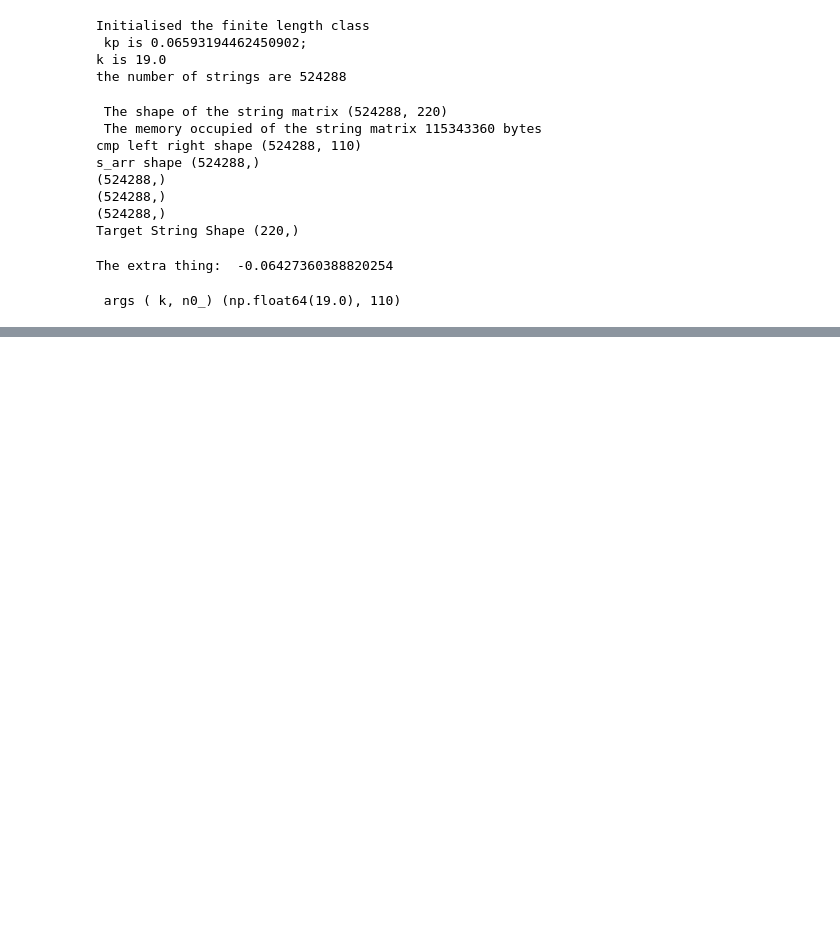
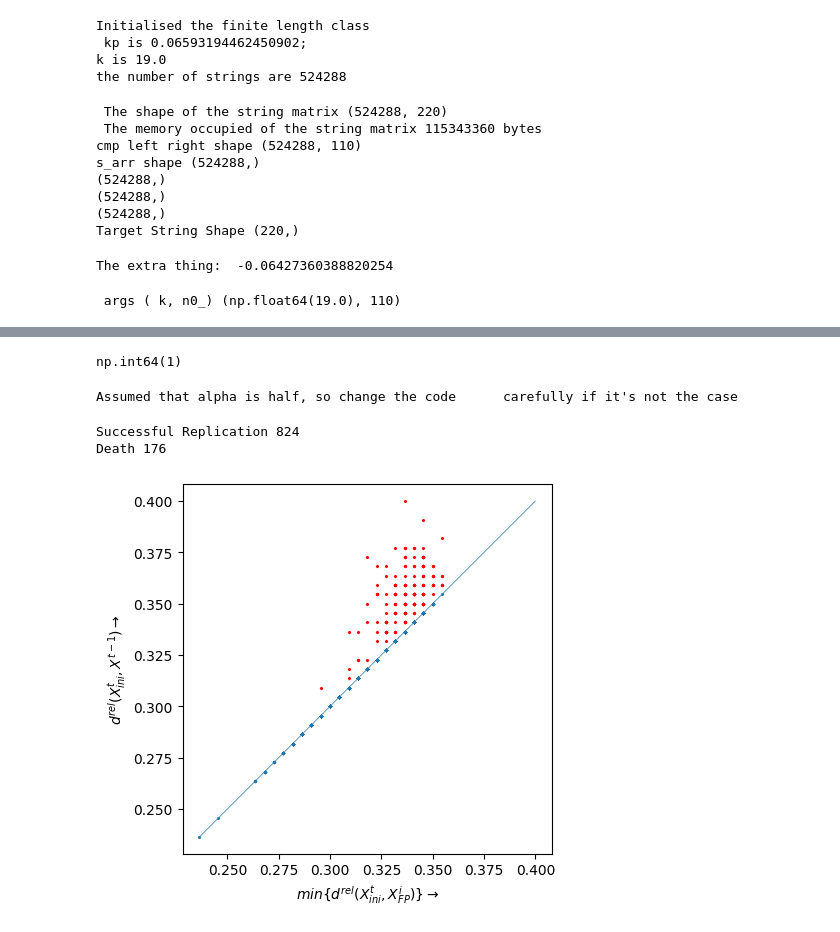
Before and after one commit to HimanshuSingh-all/code, a Jupyter notebook: string_simul.ipynb, the cells around one changed output, grey strips where cells are left out. Drawn from its saved outputs; the diff is of its cells as text; code cells hidden in the pictures; blank space fills up the shorter version.

```diff
--- a/string_simul.ipynb
+++ b/string_simul.ipynb
@@ -235,10 +156,66 @@ plt.axvline(x = qhat_pick_*n)
-# %%
-dists_target = np.zeros(rem_size)
-old_str_dist = np.zeros(rem_size)
-
-for i, vals in enumerate(zip(constructed_strs[:], ind_in_ints)):
-    a_str, sam_i = vals
-    dist = np.logical_xor(rem[i,: ], a_str)
-    old_str_dist[i] = np.sum(dist)
-    dist = np.logical_xor(target_string, a_str)
-    dists_target[i] = np.sum(dist)
+# %%
+assert s_arr.shape == rhat_arr.shape
+worst_s_arr = np.max(s_arr[ind])
+get_worst_s_ind = s_arr == worst_s_arr
+get_best_r_in = rhat_arr == np.min(rhat_arr[s_arr == worst_s_arr])
+get_index = np.logical_and(get_worst_s_ind, get_best_r_in)
+np.sum(get_index)
+# %% [output]
+np.int64(1)
+# %%
+CONSTR_TARG = target_string
+GIVENSTR = np.squeeze(fp_strings[get_index, :])
+# print(GIVENSTR.shape)
+assert GIVENSTR.ndim ==1
+print("Assumed that alpha is half, so change the code\
+      carefully if it's not the case")
+
+
+L = 1000
+dists_from_other = np.zeros(L)
+dists_from_given = np.zeros(L)
+dists_from_target = np.zeros(L)
+left_substr = GIVENSTR[:n//4]
+right_substr = GIVENSTR[3*n//4:n]
+assert left_substr.shape == right_substr.shape
+
+for l in range(L):
+    random_part = np.random.choice(
+        a = [True, False],
+        size = (n0_,),
+        p = [choice_p, 1- choice_p]
+        )
+    CONSTR_STR = np.hstack((left_substr, right_substr, random_part) )
+    minm = np.inf
+    for i, a_str in enumerate(fp_strings):
+        assert a_str.shape == CONSTR_STR.shape
+        dist = np.sum(np.logical_xor(CONSTR_STR, a_str))
+        minm = min(dist, minm)
+
+    dist = np.sum(np.logical_xor(GIVENSTR, CONSTR_STR))
+    dists_from_given[l] = dist/n
+    dists_from_other[l] = minm/n
+    dists_from_target[l] = np.sum(np.logical_xor(CONSTR_TARG, CONSTR_STR))
+# %% [output]
+Assumed that alpha is half, so change the code      carefully if it's not the case
+# %%
+indices = np.logical_not(dists_from_given ==dists_from_other)
+n_indices = np.logical_not(indices)
+print(f'Successful Replication {np.sum(n_indices)}')
+print(f'Death {np.sum(indices)}')
+plt.cla()
+plt.gca().set_aspect('equal')
+x = np.linspace(np.min(dists_from_given), dists_from_given.max(), 100)
+plt.scatter( dists_from_other[indices], dists_from_given[indices], s= 2, marker='x', color = 'red')
+plt.scatter( dists_from_other[n_indices], dists_from_given[n_indices], s= 2, marker='x')
+
+plt.ylabel(r'$d^{rel}(X^t_{ini},X^{t-1})\to$')
+plt.xlabel(r'$min\{d^{rel}(X^t_{ini},X^i_{FP})\}\to$')
+
+plt.plot(x,x, linewidth =0.5)
+plt.savefig('death_repl.png', dpi = 300, bbox_inches ='tight')
+plt.show()
+# %% [output]
+Successful Replication 824
+Death 176
+[figure, added]
```
Also changed, not shown: parts of 20 cells of this notebook, 3 other files.
